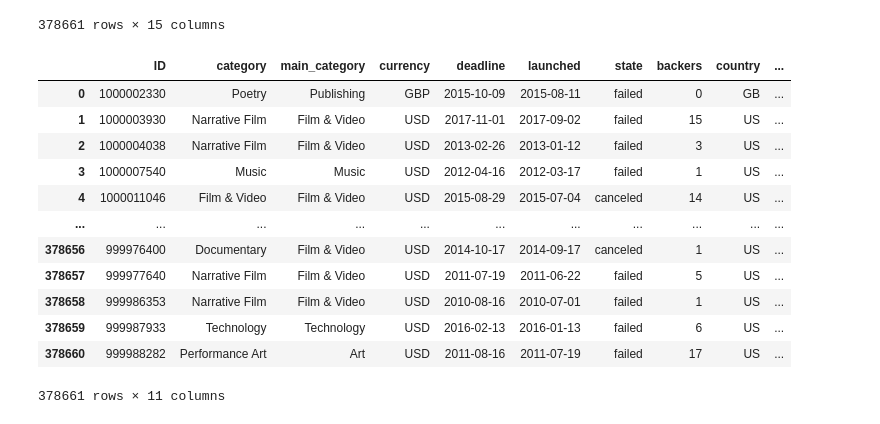
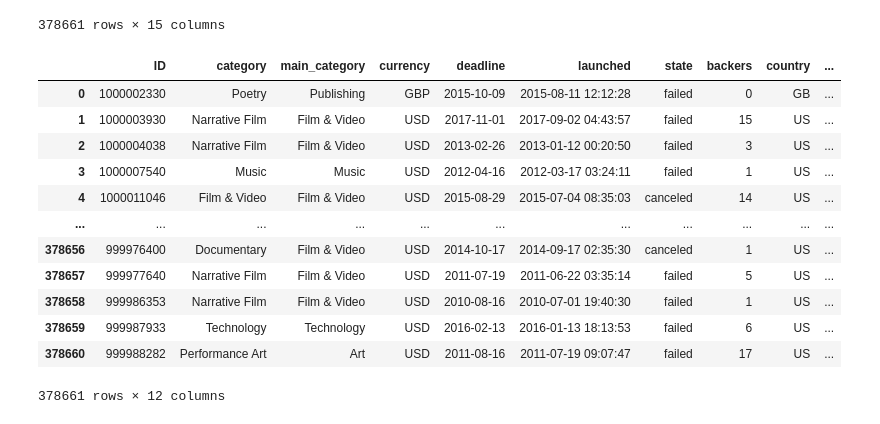
Before and after one commit to Steven-176/crowdfunding_ML, a Jupyter notebook: crowdfunding.ipynb, the cells around one changed output. Drawn from its saved outputs; the diff is of its cells as text; code cells hidden in the pictures.

Commit message:
clean datas date format

```diff
--- a/crowdfunding.ipynb
+++ b/crowdfunding.ipynb
@@ -27,23 +27,25 @@ crowdfunding_2018
 # %%
 clean_crowdfunding_2018 = crowdfunding_2018.drop(['name', 'goal', 'pledged', 'usd pledged'], axis=1)
 
 pd.options.display.float_format = "{:,.2f}".format
 
-clean_crowdfunding_2018['launched'] = pd.to_datetime(clean_crowdfunding_2018['launched']).dt.date
+clean_crowdfunding_2018['launched'] = pd.to_datetime(clean_crowdfunding_2018['launched'])
+clean_crowdfunding_2018['deadline'] = pd.to_datetime(clean_crowdfunding_2018['deadline'])
 clean_crowdfunding_2018['usd_pledged_real'] = clean_crowdfunding_2018['usd_pledged_real'].round(2)
+clean_crowdfunding_2018['days_to_deadline'] = (clean_crowdfunding_2018['deadline'] - clean_crowdfunding_2018['launched']).dt.days
 
 clean_crowdfunding_2018
 # %% [output]
 |  | ID | category | main_category | currency | deadline | launched | state | backers | country | ... |
-| 0 | 1000002330 | Poetry | Publishing | GBP | 2015-10-09 | 2015-08-11 | failed | 0 | GB | ... |
-| 1 | 1000003930 | Narrative Film | Film & Video | USD | 2017-11-01 | 2017-09-02 | failed | 15 | US | ... |
-| 2 | 1000004038 | Narrative Film | Film & Video | USD | 2013-02-26 | 2013-01-12 | failed | 3 | US | ... |
-| 3 | 1000007540 | Music | Music | USD | 2012-04-16 | 2012-03-17 | failed | 1 | US | ... |
-| 4 | 1000011046 | Film & Video | Film & Video | USD | 2015-08-29 | 2015-07-04 | canceled | 14 | US | ... |
+| 0 | 1000002330 | Poetry | Publishing | GBP | 2015-10-09 | 2015-08-11 12:12:28 | failed | 0 | GB | ... |
+| 1 | 1000003930 | Narrative Film | Film & Video | USD | 2017-11-01 | 2017-09-02 04:43:57 | failed | 15 | US | ... |
+| 2 | 1000004038 | Narrative Film | Film & Video | USD | 2013-02-26 | 2013-01-12 00:20:50 | failed | 3 | US | ... |
+| 3 | 1000007540 | Music | Music | USD | 2012-04-16 | 2012-03-17 03:24:11 | failed | 1 | US | ... |
+| 4 | 1000011046 | Film & Video | Film & Video | USD | 2015-08-29 | 2015-07-04 08:35:03 | canceled | 14 | US | ... |
 | ... | ... | ... | ... | ... | ... | ... | ... | ... | ... | ... |
-| 378656 | 999976400 | Documentary | Film & Video | USD | 2014-10-17 | 2014-09-17 | canceled | 1 | US | ... |
-| 378657 | 999977640 | Narrative Film | Film & Video | USD | 2011-07-19 | 2011-06-22 | failed | 5 | US | ... |
-| 378658 | 999986353 | Narrative Film | Film & Video | USD | 2010-08-16 | 2010-07-01 | failed | 1 | US | ... |
-| 378659 | 999987933 | Technology | Technology | USD | 2016-02-13 | 2016-01-13 | failed | 6 | US | ... |
-| 378660 | 999988282 | Performance Art | Art | USD | 2011-08-16 | 2011-07-19 | failed | 17 | US | ... |
+| 378656 | 999976400 | Documentary | Film & Video | USD | 2014-10-17 | 2014-09-17 02:35:30 | canceled | 1 | US | ... |
+| 378657 | 999977640 | Narrative Film | Film & Video | USD | 2011-07-19 | 2011-06-22 03:35:14 | failed | 5 | US | ... |
+| 378658 | 999986353 | Narrative Film | Film & Video | USD | 2010-08-16 | 2010-07-01 19:40:30 | failed | 1 | US | ... |
+| 378659 | 999987933 | Technology | Technology | USD | 2016-02-13 | 2016-01-13 18:13:53 | failed | 6 | US | ... |
+| 378660 | 999988282 | Performance Art | Art | USD | 2011-08-16 | 2011-07-19 09:07:47 | failed | 17 | US | ... |
-378661 rows × 11 columns
+378661 rows × 12 columns
```
Also changed, not shown: parts of 1 cell of this notebook.
